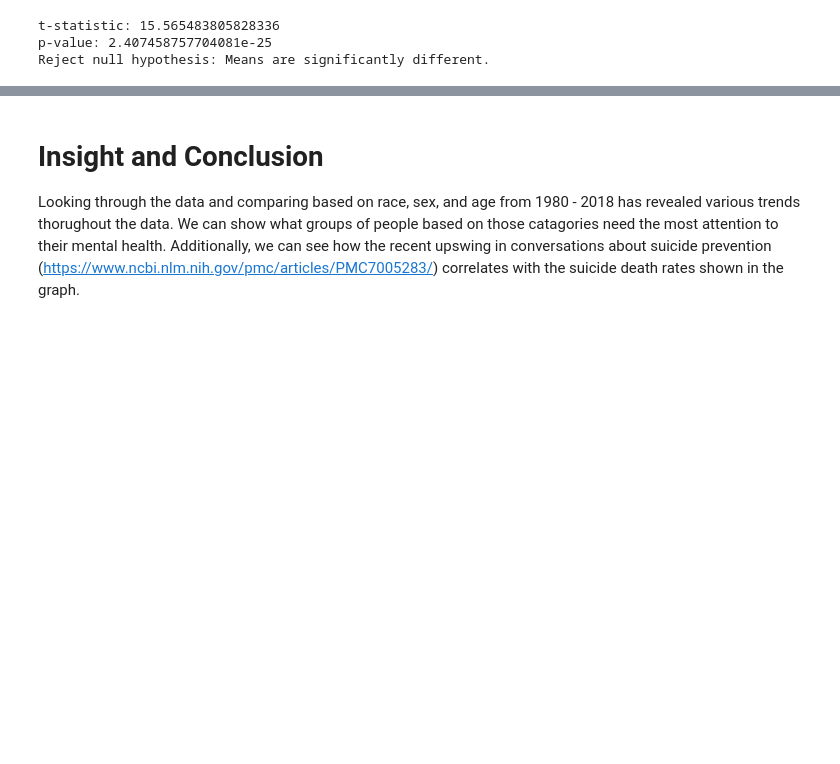
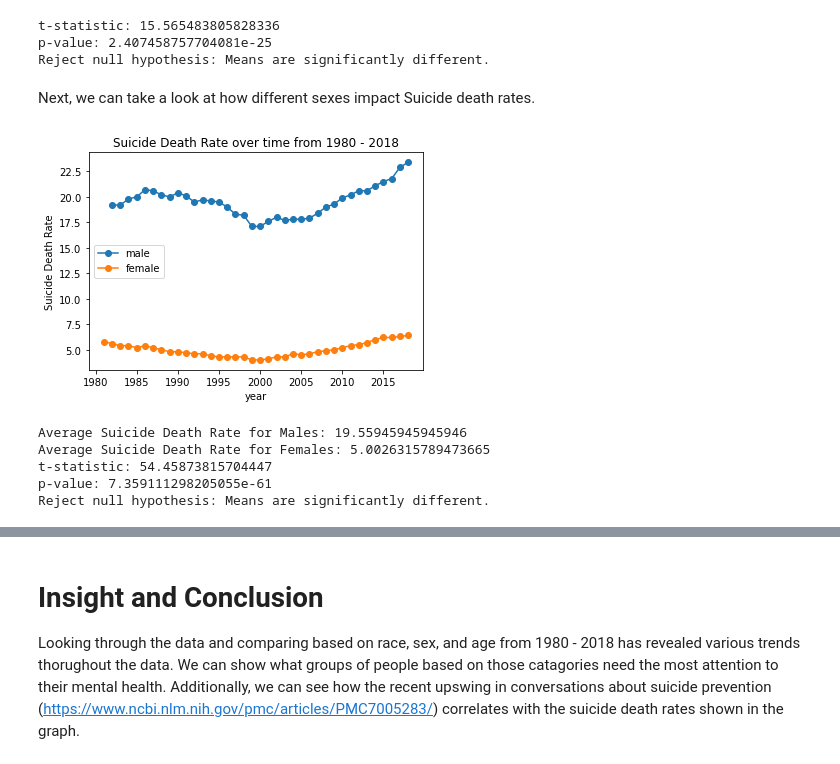
Before and after one commit to Noah-Eby/Noah-Eby.github.io, a Jupyter notebook: index.ipynb, the cells around one changed output, grey strips where cells are left out. Drawn from its saved outputs; the diff is of its cells as text; code cells hidden in the pictures; blank space fills up the shorter version.

```diff
--- a/index.ipynb
+++ b/index.ipynb
@@ -239,3 +186,48 @@ else:
 t-statistic: 15.565483805828336
 p-value: 2.407458757704081e-25
 Reject null hypothesis: Means are significantly different.
+# %% [markdown]
+Next, we can take a look at how different sexes impact Suicide death rates.
+# %%
+data_male = df.iloc[587:624, [0,4]]
+data_female = df.iloc[625:663, [0,4]]
+
+
+# Plot the selected rows as a line graph
+plt.plot(data_male['year'], data_male['Suicide Death Rate'], marker='o')
+plt.plot(data_female['year'], data_female['Suicide Death Rate'], marker='o')
+
+
+# Add labels and title
+plt.xlabel('year')
+plt.ylabel('Suicide Death Rate')
+plt.title('Suicide Death Rate over time from 1980 - 2018')
+
+plt.legend(['male','female'], loc='center left')
+
+# Show the plot
+plt.show()
+
+print("Average Suicide Death Rate for Males: "+ str(np.mean(data_male['Suicide Death Rate'])))
+print("Average Suicide Death Rate for Females: "+ str(np.mean(data_female['Suicide Death Rate'])))
+
+# Perform an independent t-test
+t_statistic, p_value = ttest_ind(data_male['Suicide Death Rate'], data_female['Suicide Death Rate'])
+
+# Print the results
+print("t-statistic:", t_statistic)
+print("p-value:", p_value)
+
+# Check the p-value to determine statistical significance
+alpha = 0.05  # Significance level
+if p_value < alpha:
+    print("Reject null hypothesis: Means are significantly different.")
+else:
+    print("Fail to reject null hypothesis: Means are not significantly different.")
+# %% [output]
+[figure, added]
+Average Suicide Death Rate for Males: 19.55945945945946
+Average Suicide Death Rate for Females: 5.0026315789473665
+t-statistic: 54.45873815704447
+p-value: 7.359111298205055e-61
+Reject null hypothesis: Means are significantly different.
```
Also changed, not shown: parts of 9 cells of this notebook.
